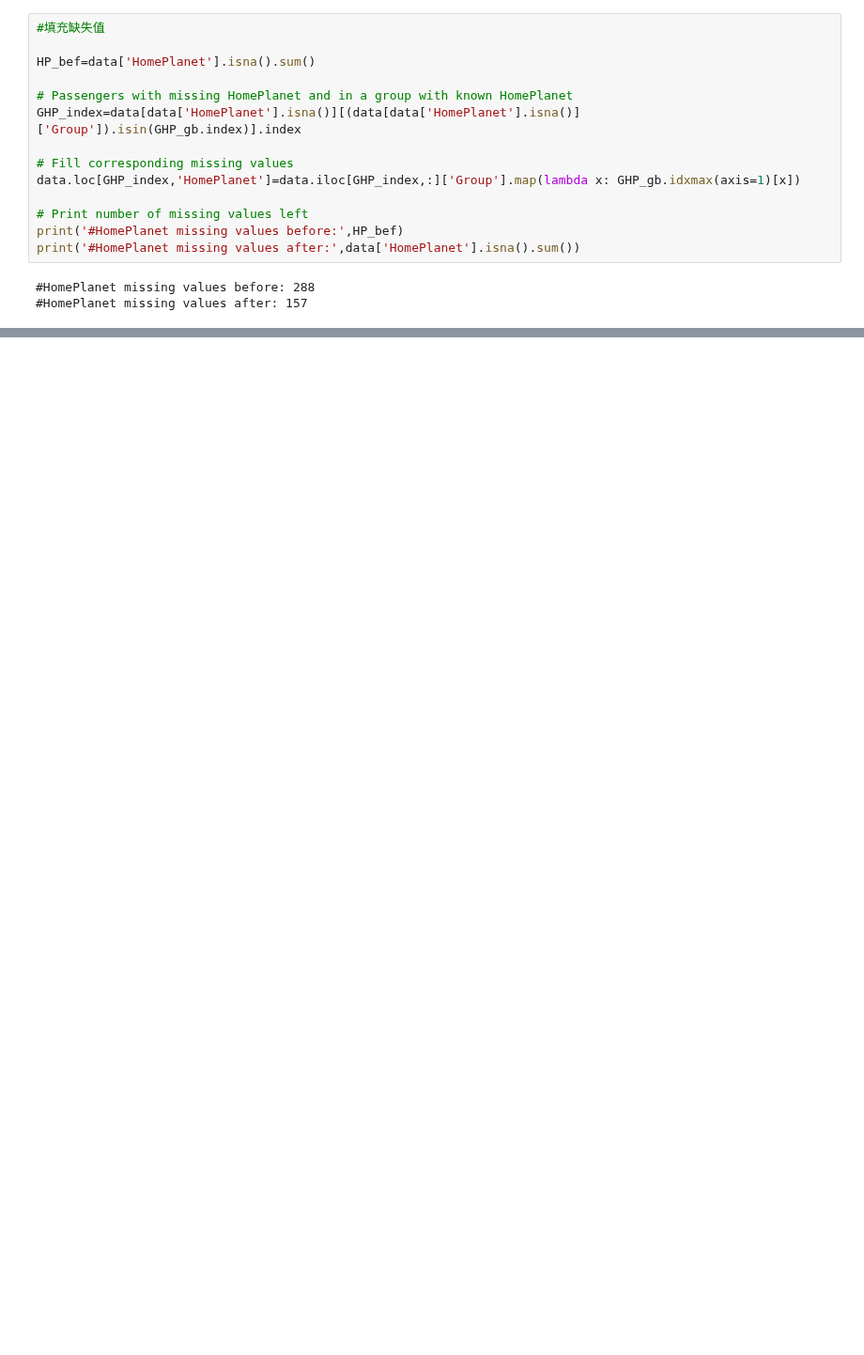
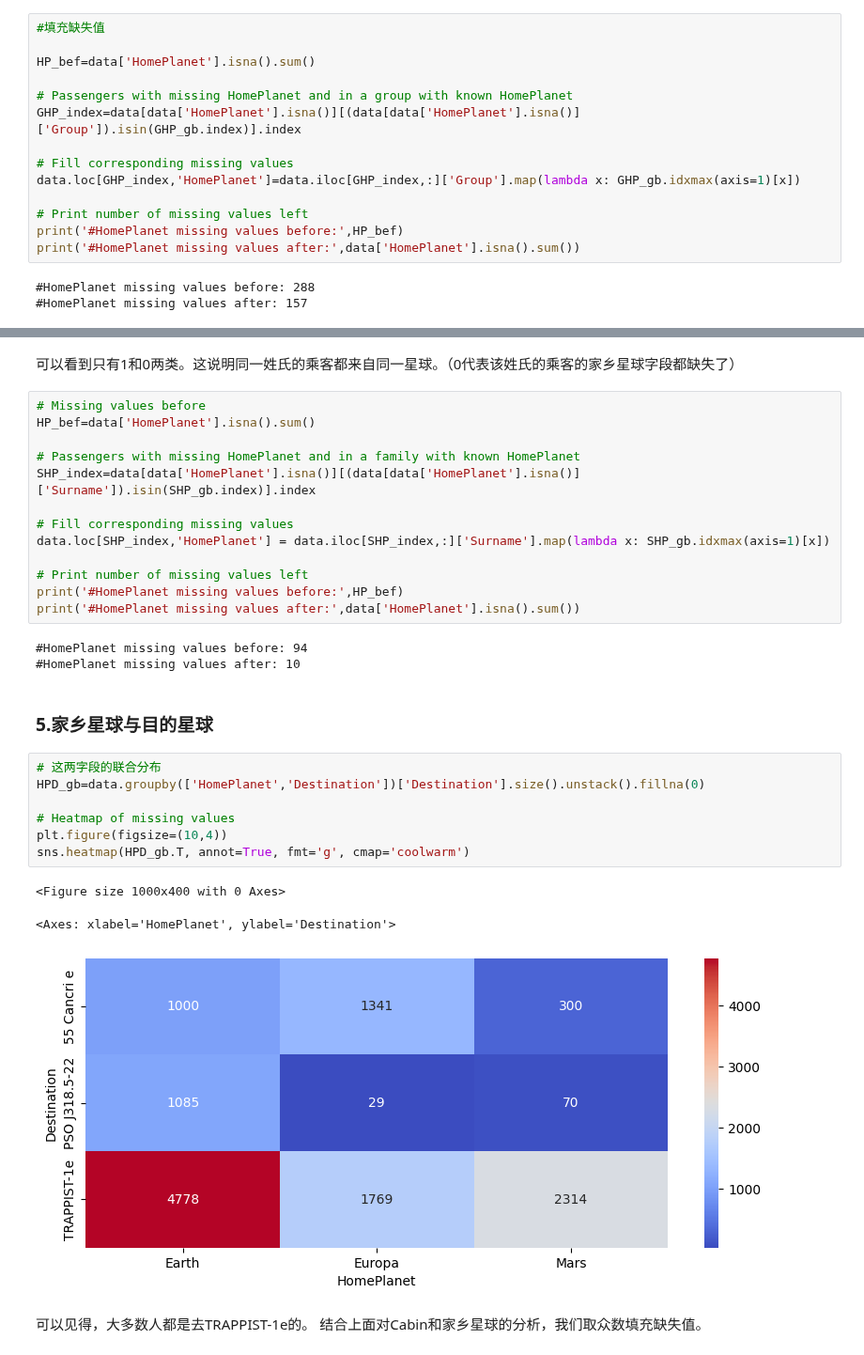
Before and after one commit to GiaooaiG/spaceship-titanic, a Jupyter notebook: 缺失值处理.ipynb, the cells around one changed output, grey strips where cells are left out. Shown at 94% size. Saved outputs shown, nothing was run; the diff lists cells and outputs as text; blank space fills up the shorter version.

```diff
--- a/缺失值处理.ipynb
+++ b/缺失值处理.ipynb
@@ -145,0 +191,34 @@ print('#HomePlanet missing values after:',data['HomePlanet'].isna().sum())
+# %% [markdown]
+可以看到只有1和0两类。这说明同一姓氏的乘客都来自同一星球。（0代表该姓氏的乘客的家乡星球字段都缺失了）
+# %%
+# Missing values before
+HP_bef=data['HomePlanet'].isna().sum()
+
+# Passengers with missing HomePlanet and in a family with known HomePlanet
+SHP_index=data[data['HomePlanet'].isna()][(data[data['HomePlanet'].isna()]['Surname']).isin(SHP_gb.index)].index
+
+# Fill corresponding missing values
+data.loc[SHP_index,'HomePlanet'] = data.iloc[SHP_index,:]['Surname'].map(lambda x: SHP_gb.idxmax(axis=1)[x])
+
+# Print number of missing values left
+print('#HomePlanet missing values before:',HP_bef)
+print('#HomePlanet missing values after:',data['HomePlanet'].isna().sum())
+# %% [output]
+#HomePlanet missing values before: 94
+#HomePlanet missing values after: 10
+# %% [markdown]
+### 5.家乡星球与目的星球
+# %%
+# 这两字段的联合分布
+HPD_gb=data.groupby(['HomePlanet','Destination'])['Destination'].size().unstack().fillna(0)
+
+# Heatmap of missing values
+plt.figure(figsize=(10,4))
+sns.heatmap(HPD_gb.T, annot=True, fmt='g', cmap='coolwarm')
+# %% [output]
+<Figure size 1000x400 with 0 Axes>
+<Axes: xlabel='HomePlanet', ylabel='Destination'>
+[figure, added]
+# %% [markdown]
+可以见得，大多数人都是去TRAPPIST-1e的。
+结合上面对Cabin和家乡星球的分析，我们取众数填充缺失值。
```
Also changed, not shown: parts of 38 cells of this notebook, 1 other file.
